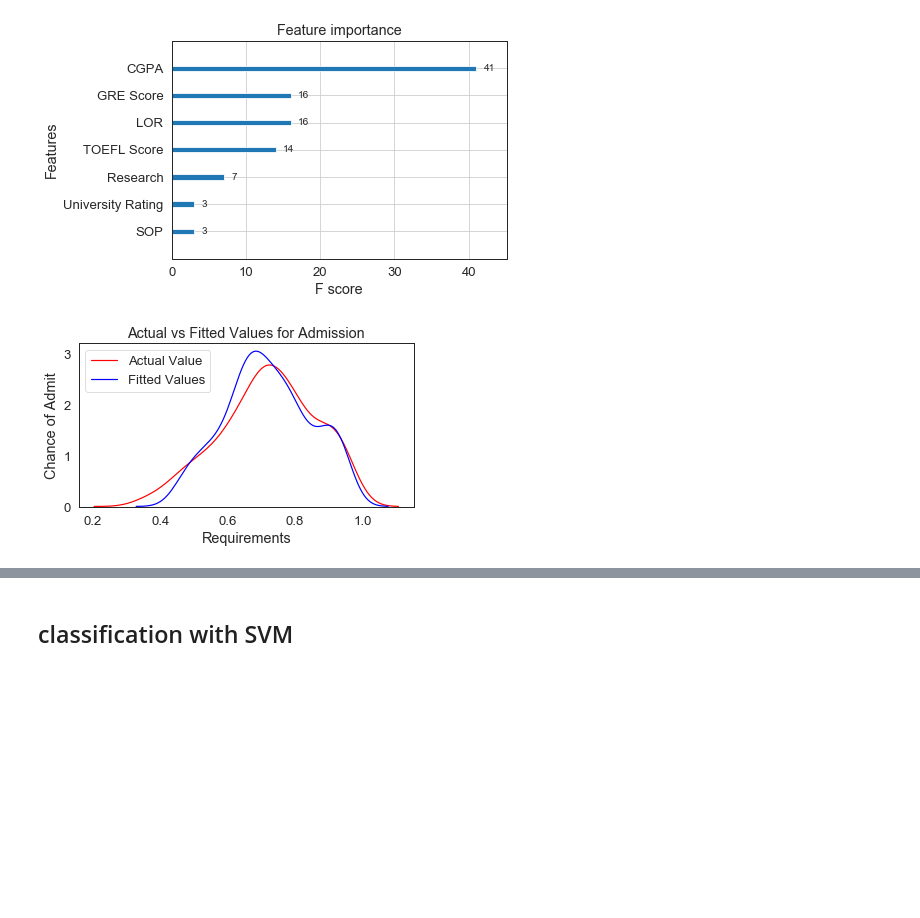
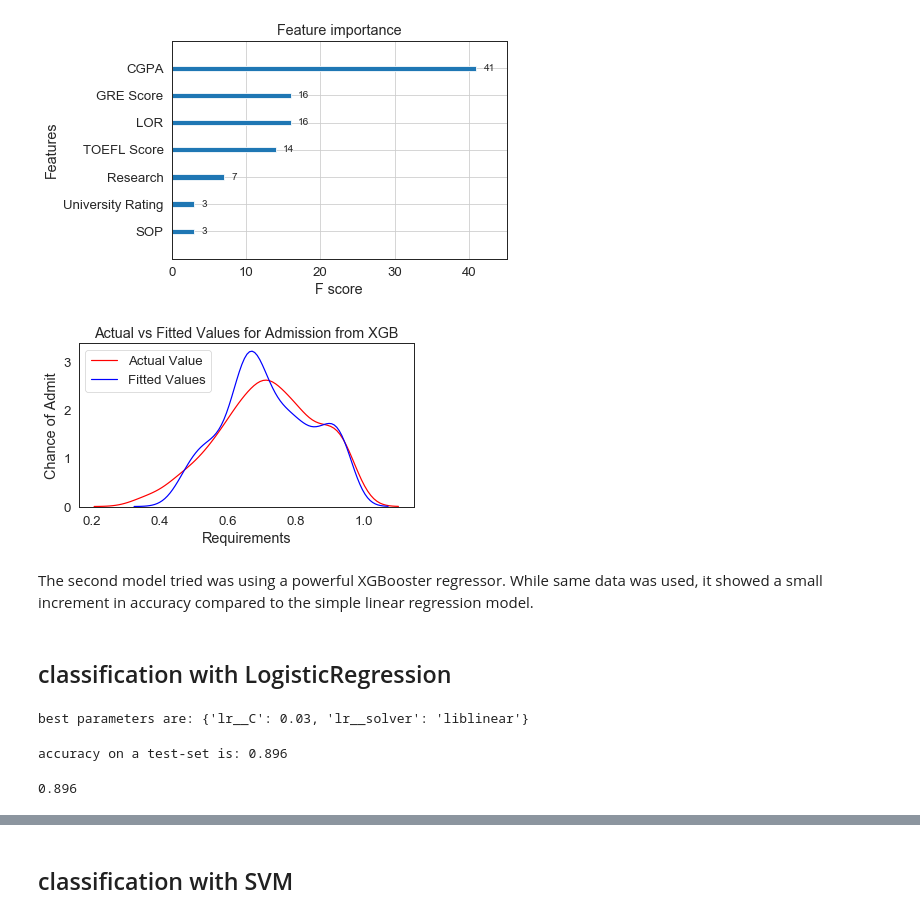
Before and after one commit to kylelee417/CollabProject, a Jupyter notebook: project_notebook.ipynb, the cells around one changed output, grey strips where cells are left out. Cells and saved outputs as stored; diff of their text form; code cells hidden in the pictures; blank space fills up the shorter version.

Commit message:
finished modelling

```diff
--- a/project_notebook.ipynb
+++ b/project_notebook.ipynb
@@ -249,7 +255,6 @@ from sklearn.svm import SVR
 X = ga_df.drop(['Chance of Admit','likeness'],axis=1).astype(float)
 y = ga_df['Chance of Admit']
 # %%
-X_train, X_test, y_train, y_test = train_test_split(X,y, random_state = 100)
+X_train, X_test, y_train, y_test = train_test_split(X,y,test_size=0.25,random_state = 10)
 # %%
-lm = LinearRegression()
-lm.fit(X_train, y_train)
+lm = LinearRegression().fit(X_train, y_train)
@@ -286,4 +284,4 @@ from sklearn.model_selection import GridSearchCV
 # %%
 xgb = XGBRegressor()
-param_grid = {'n_estimators':[3,10,30,100,300],'max_depth':[1,3,10,30],'learning_rate':[0.05,0.1,0.3,1]}
-grid_search = GridSearchCV(xgb, param_grid=param_grid, cv=3).fit(X_train,y_train)
+param_grid_xgb = {'n_estimators':[3,10,30,100,300],'max_depth':[1,3,10,30],'learning_rate':[0.05,0.1,0.3,1]}
+grid_search_xgb = GridSearchCV(xgb,param_grid_xgb, cv=3).fit(X_train,y_train)
@@ -305,12 +303,16 @@ plot_importance(grid_search.best_estimator_)
 [figure]
 # %%
 plt.figure(figsize=(width, height))
-ax2 = sns.distplot(y_train, hist=False, color="r", label="Actual Value")
-sns.distplot(grid_search.predict(X_train), hist=False, color="b", label="Fitted Values" , ax=ax2)
-plt.title('Actual vs Fitted Values for Admission')
+sns.distplot(y_train,hist=False,color="r",label="Actual Value")
+sns.distplot(grid_search_xgb.predict(X_train),hist=False,color="b",label="Fitted Values")
+plt.title('Actual vs Fitted Values for Admission from XGB')
 plt.xlabel('Requirements')
 plt.ylabel('Chance of Admit')
 plt.show()
 plt.close()
 # %% [output]
-[figure, old version]
+[figure, new version]
+# %% [markdown]
+The second model tried was using a powerful XGBooster regressor. While same data was used, it showed a small increment in accuracy compared to the simple linear regression model.
+# %% [markdown]
+## classification with LogisticRegression
@@ -316,0 +363,14 @@ plt.close()
+# %%
+print('best parameters are: {}'.format(grid_search_lr.best_params_))
+# %% [output]
+best parameters are: {'lr__C': 0.03, 'lr__solver': 'liblinear'}
+# %%
+print('accuracy on a test-set is: {:.3f}'.format(grid_search_lr.score(X_test,y_test)))
+# %% [output]
+accuracy on a test-set is: 0.896
+# %%
+# NOTE: seems like jaccard_similiar_score will be removed in the upcoming version; we may not use it as it overlaps with the accuracy score above
+from sklearn.metrics import jaccard_similarity_score
+jaccard_similarity_score(y_test, grid_search_lr.predict(X_test))
+# %% [output]
+0.896
```
Also changed, not shown: parts of 27 cells of this notebook, 1 other file.
